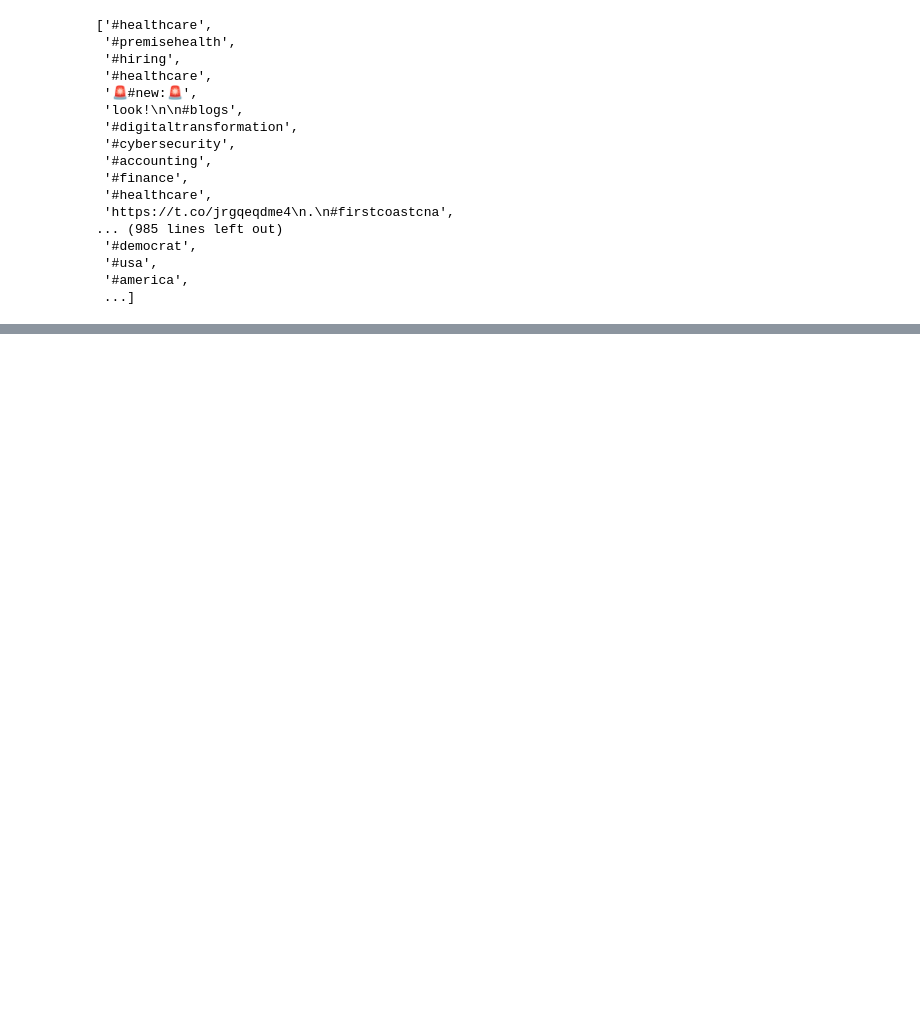
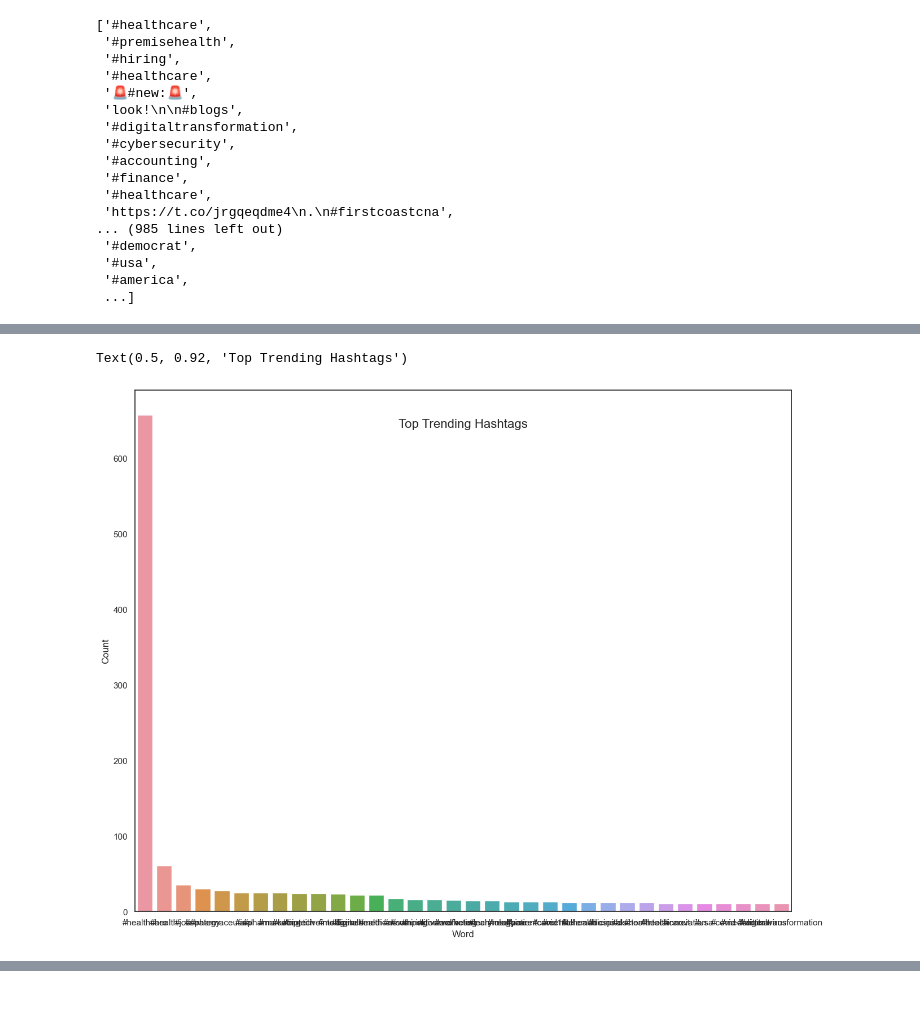
Before and after one commit to crialorob/Alonso_Robles_Cristina_DA201_Assignment, a Jupyter notebook: Alonso_Robles_Cristina_DA201_Assignment_Notebook.ipynb, the cells around one changed output, grey strips where cells are left out. Cells and saved outputs as stored; diff of their text form; code cells hidden in the pictures; blank space fills up the shorter version.

```diff
--- a/Alonso_Robles_Cristina_DA201_Assignment_Notebook.ipynb
+++ b/Alonso_Robles_Cristina_DA201_Assignment_Notebook.ipynb
@@ -2266,0 +2189,19 @@ dtype: object
+# %%
+# Convert the series to a DataFrame in preparation for visualisation.
+# Creating two lists.
+
+import numpy as np
+
+word = [tags]
+
+# Creating two series by passing lists.
+word_series = pd.Series(word)
+
+# Creating a dictionary by passing Series objects as values.
+frame = {'Word': tags}
+
+# Creating DataFrame by passing Dictionary.
+top_trending_hashtags = pd.DataFrame(frame)
+
+# Printing elements of Dataframe
+print(top_trending_hashtags)
@@ -2266,0 +2223,4 @@ dtype: object
+# %%
+# Count the number of unique hashtags.
+top_trending_unique_hashtags = top_trending_hashtags.groupby(['Word']).value_counts().reset_index(name='Count')
+top_trending_unique_hashtags.sort_values(by=['Count'], ascending=False)
@@ -2271,3 +2254,8 @@ dtype: object
 # View the result.
 # %%
 # Display records where the count is larger than 10.
+top_trending_unique_hashtags = top_trending_unique_hashtags[top_trending_unique_hashtags['Count'] >10]
+
+# Sort the data by asceinding order.
+top_trending_unique_hashtags = top_trending_unique_hashtags.sort_values(['Count'],ascending=False)
+top_trending_unique_hashtags
@@ -2274,2 +2287,7 @@ dtype: object
 # %%
 # Create a Seaborn barplot indicating records with a count >10 records.
+sns.barplot(x='Word', y='Count',
+            data=top_trending_unique_hashtags).set_title("Top Trending Hashtags", fontsize=16, y=0.92)
+# %% [output]
+Text(0.5, 0.92, 'Top Trending Hashtags')
+[figure, added]
```
Also changed, not shown: parts of 71 cells of this notebook, 1 other file.
